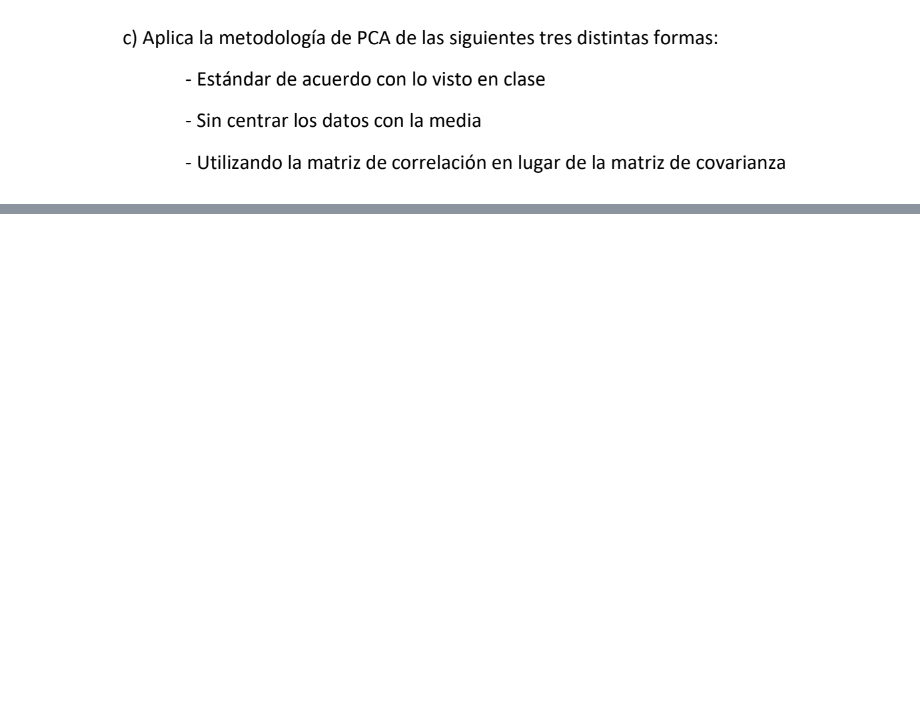
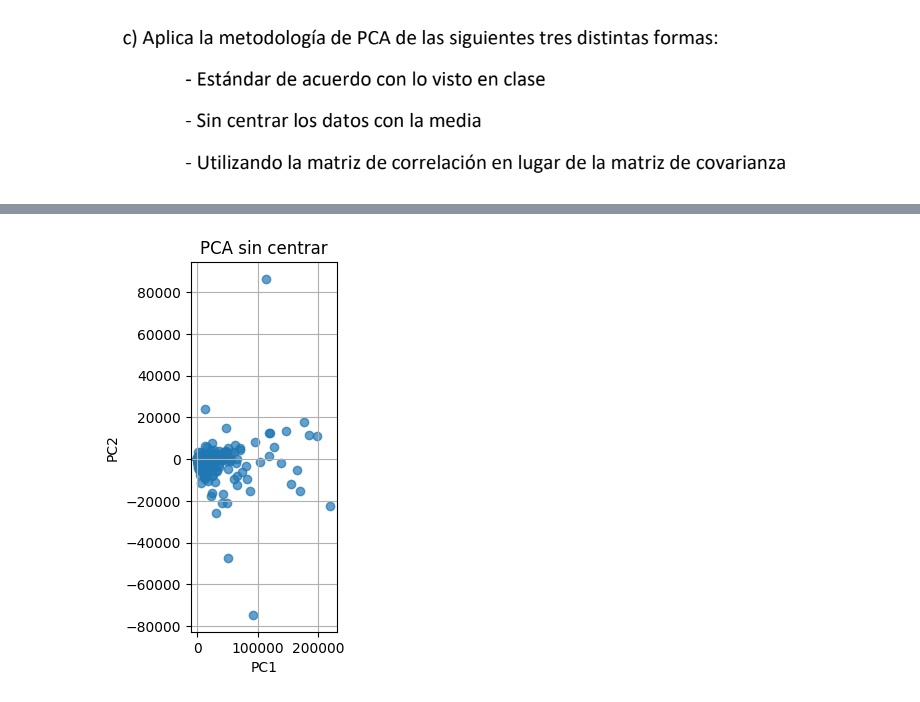
Before and after one commit to AlbertoMarquez794/diplo-data-science-albert, a Jupyter notebook: Module 2/HW/Tarea1.ipynb, the cells around one changed output, grey strips where cells are left out. Cells and saved outputs as stored; diff of their text form; code cells hidden in the pictures; blank space fills up the shorter version.

```diff
--- a/Module 2/HW/Tarea1.ipynb
+++ b/Module 2/HW/Tarea1.ipynb
@@ -235,0 +234,9 @@ Varianza explicada PCA con correlación:
+# %%
+plt.subplot(1,3,2)
+plt.scatter(X_pca_no_center[:,0], X_pca_no_center[:,1], alpha=0.7)
+plt.xlabel("PC1")
+plt.ylabel("PC2")
+plt.title("PCA sin centrar")
+plt.grid()
+# %% [output]
+[figure, added]
```
Also changed, not shown: parts of 13 cells of this notebook, 1 other file.
